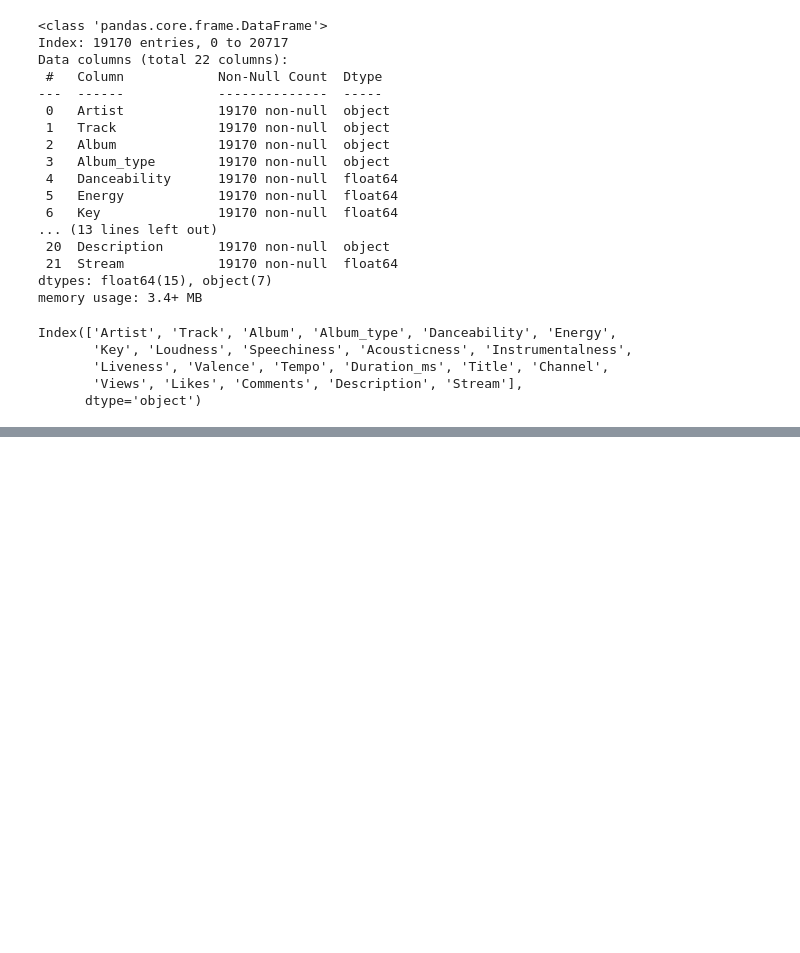
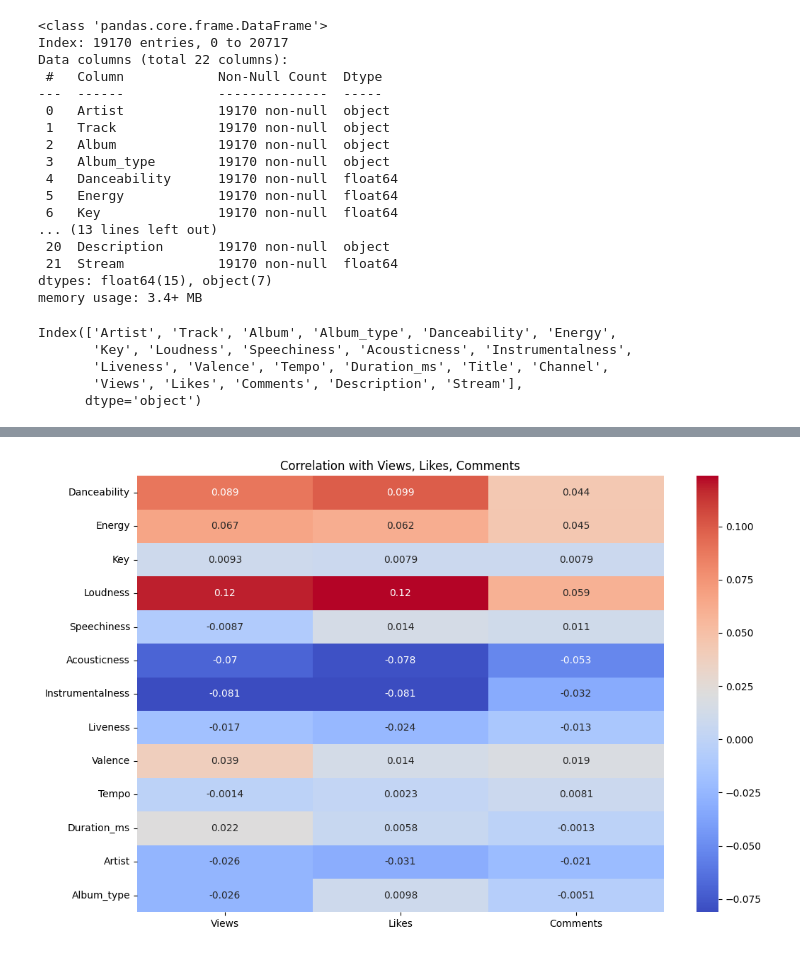
Before and after one commit to shirelzz/ML_Final_Project, a Jupyter notebook: project_main.ipynb, the cells around one changed output, grey strips where cells are left out. Saved outputs shown, nothing was run; the diff lists cells and outputs as text; code cells hidden in the pictures; blank space fills up the shorter version.

```diff
--- a/project_main.ipynb
+++ b/project_main.ipynb
@@ -165,3 +205,23 @@ data.describe()
+# %%
+# Correlation Analysis for Youtube ('Views', 'Likes', 'Comments')
+
+# Select the relevant columns
+features_youtube = ['Danceability', 'Energy', 'Key', 'Loudness', 'Speechiness', 'Acousticness', 'Instrumentalness', 'Liveness', 'Valence', 'Tempo', 'Duration_ms', 'Artist', 'Album_type']
+target_youtube = ['Views', 'Likes', 'Comments']
+
+# Calculate the correlation matrix
+corr_matrix_youtube = data[features_youtube + target_youtube].corr()
+
+# Extract the correlation values for the target variables
+corr_youtube = corr_matrix_youtube[target_youtube].drop(target_youtube, axis=0)
+
+# Plot the heatmap
+plt.figure(figsize=(12, 8))
+sns.heatmap(corr_youtube, annot=True, cmap='coolwarm')
+plt.title('Correlation with Views, Likes, Comments')
+plt.show()
+# %% [output]
+[figure, added]
 # %%
 from sklearn.linear_model import LinearRegression
 from sklearn.ensemble import RandomForestRegressor
```
Also changed, not shown: parts of 11 cells of this notebook.
